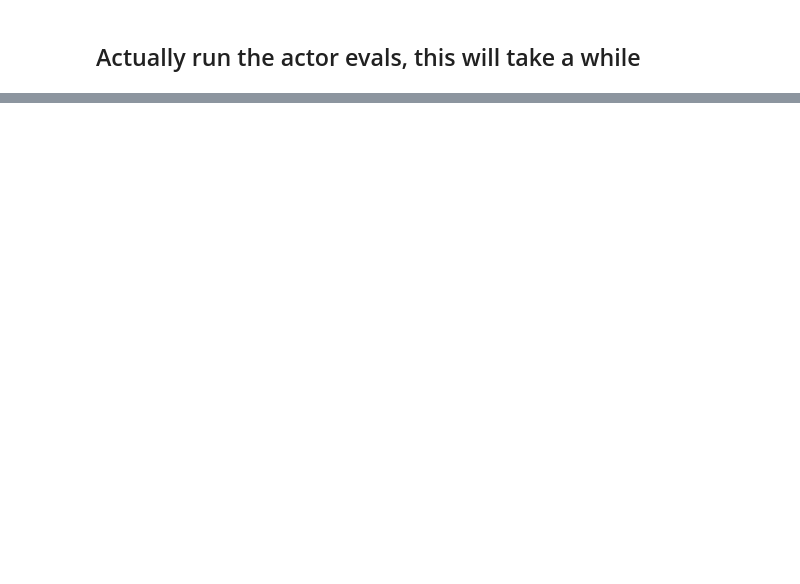
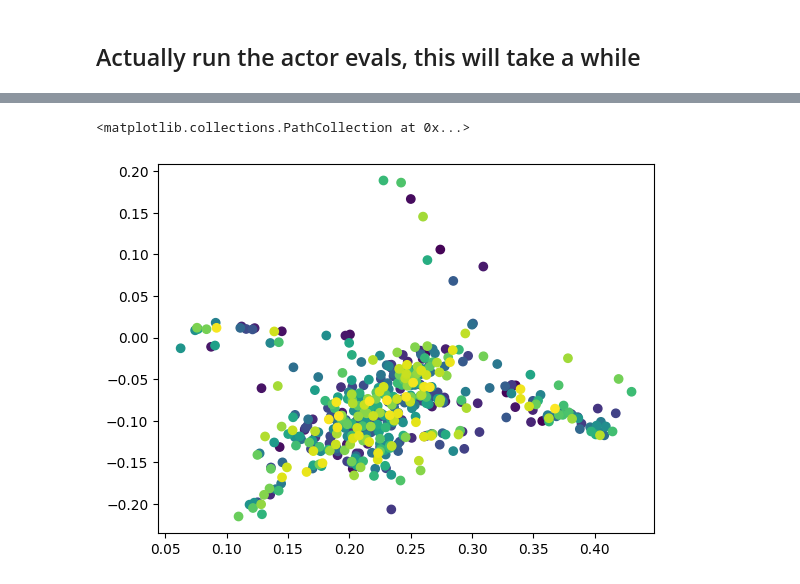
Before and after one commit to mishmish66/go_by_vibes, a Jupyter notebook: actor_eval.ipynb, the cells around one changed output, grey strips where cells are left out. Drawn from its saved outputs; the diff is of its cells as text; code cells hidden in the pictures; blank space fills up the shorter version.

Commit message:
made the eval notebook cooler

```diff
--- a/actor_eval.ipynb
+++ b/actor_eval.ipynb
@@ -168,0 +195,15 @@ start_state = env_cls.init()
+# %%
+rng, key = jax.random.split(key)
+
+latent_start_state = encode_state(rng, start_state, vibe_state, vibe_config)
+
+rng, key = jax.random.split(key)
+rngs = jax.random.split(rng, eval_count)
+predicted_latent_states = jax.vmap(
+    jax.tree_util.Partial(
+        infer_states,
+        latent_start_state=latent_start_state,
+        vibe_state=vibe_state,
+        vibe_config=vibe_config,
+    )
+)(rngs, latent_actions=optimized_actions)
@@ -168,0 +225,13 @@ start_state = env_cls.init()
+# %%
+import numpy as np
+
+colors = cm.viridis(np.linspace(0, 1, predicted_latent_states.shape[1]))
+plt.scatter(
+    predicted_latent_states[0, :, 0],
+    predicted_latent_states[0, :, 1],
+    c=range(predicted_latent_states.shape[1]),
+    cmap="viridis",
+)
+# %% [output]
+<matplotlib.collections.PathCollection at 0x...>
+[figure, added]
```
Also changed, not shown: parts of 16 cells of this notebook.
